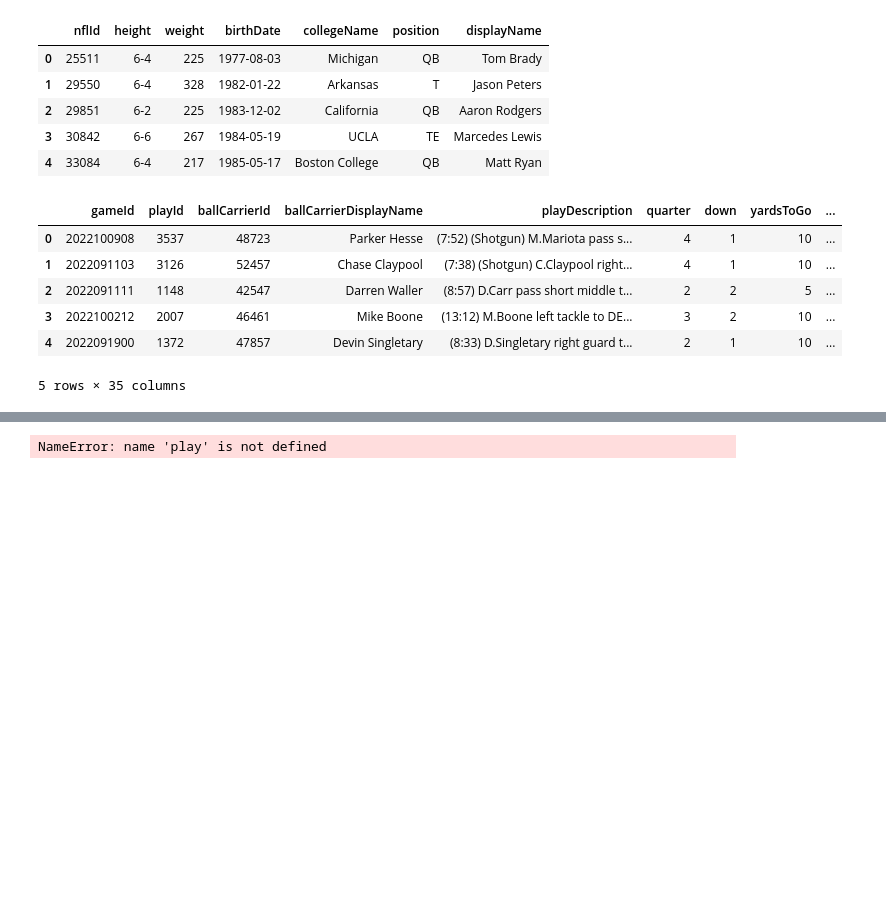
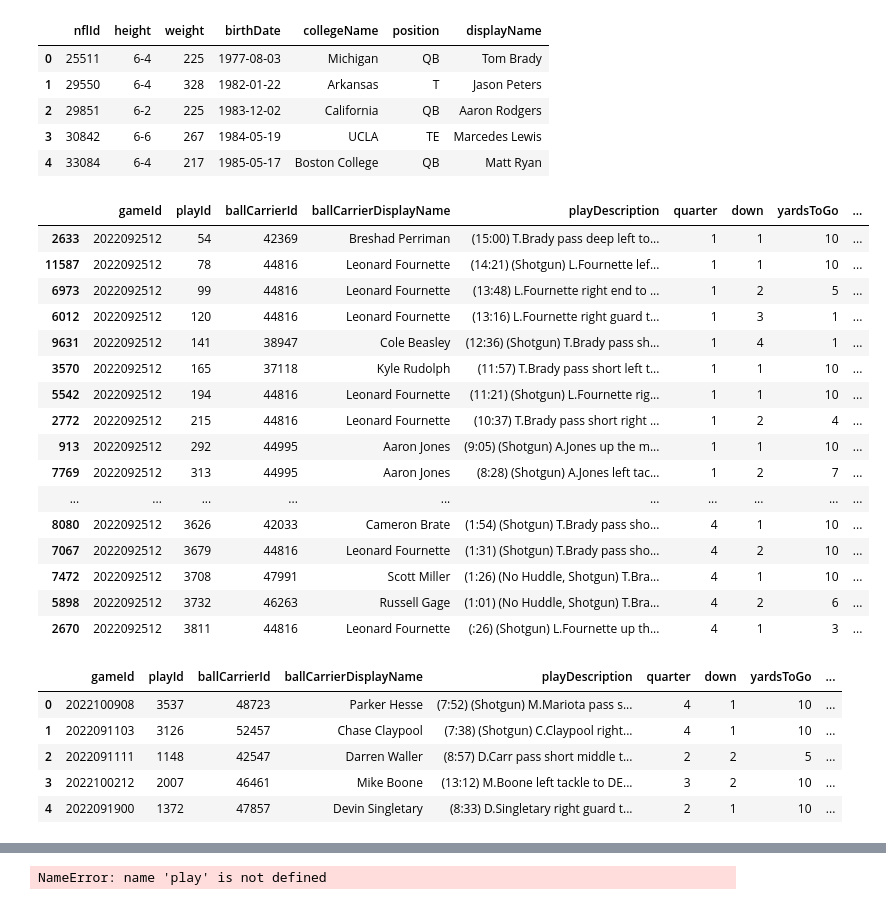
Before and after one commit to BenjaminZeisberg/Cs171-final-project, a Jupyter notebook: data/main.ipynb, the cells around one changed output, grey strips where cells are left out. Drawn from its saved outputs; the diff is of its cells as text; code cells hidden in the pictures; blank space fills up the shorter version.

```diff
--- a/data/main.ipynb
+++ b/data/main.ipynb
@@ -1,6 +1,9 @@
 # %%
 import pandas as pd
 import numpy as np
+pd.set_option('display.max_rows', 500)
+pd.set_option('display.max_columns', 500)
+pd.set_option('display.width', 1000)
 # %%
 games = pd.read_csv('games.csv')
 players = pd.read_csv('players.csv')
@@ -50,6 +69,28 @@ players.head()
 | 2 | 29851 | 6-2 | 225 | 1983-12-02 | California | QB | Aaron Rodgers |
 | 3 | 30842 | 6-6 | 267 | 1984-05-19 | UCLA | TE | Marcedes Lewis |
 | 4 | 33084 | 6-4 | 217 | 1985-05-17 | Boston College | QB | Matt Ryan |
+# %%
+# plays.loc[(plays['playId'] > 3537) & (plays['gameId'] == 2022092505	)]
+plays.loc[plays['gameId'] == 2022092512].sort_values(by=['playId'])
+# plays.loc[plays['gameId'] == 2022092512]
+# %% [output]
+|  | gameId | playId | ballCarrierId | ballCarrierDisplayName | playDescription | quarter | down | yardsToGo | ... |
+| 2633 | 2022092512 | 54 | 42369 | Breshad Perriman | (15:00) T.Brady pass deep left to... | 1 | 1 | 10 | ... |
+| 11587 | 2022092512 | 78 | 44816 | Leonard Fournette | (14:21) (Shotgun) L.Fournette lef... | 1 | 1 | 10 | ... |
+| 6973 | 2022092512 | 99 | 44816 | Leonard Fournette | (13:48) L.Fournette right end to ... | 1 | 2 | 5 | ... |
+| 6012 | 2022092512 | 120 | 44816 | Leonard Fournette | (13:16) L.Fournette right guard t... | 1 | 3 | 1 | ... |
+| 9631 | 2022092512 | 141 | 38947 | Cole Beasley | (12:36) (Shotgun) T.Brady pass sh... | 1 | 4 | 1 | ... |
+| 3570 | 2022092512 | 165 | 37118 | Kyle Rudolph | (11:57) T.Brady pass short left t... | 1 | 1 | 10 | ... |
+| 5542 | 2022092512 | 194 | 44816 | Leonard Fournette | (11:21) (Shotgun) L.Fournette rig... | 1 | 1 | 10 | ... |
+| 2772 | 2022092512 | 215 | 44816 | Leonard Fournette | (10:37) T.Brady pass short right ... | 1 | 2 | 4 | ... |
+| 913 | 2022092512 | 292 | 44995 | Aaron Jones | (9:05) (Shotgun) A.Jones up the m... | 1 | 1 | 10 | ... |
+| 7769 | 2022092512 | 313 | 44995 | Aaron Jones | (8:28) (Shotgun) A.Jones left tac... | 1 | 2 | 7 | ... |
+| ... | ... | ... | ... | ... | ... | ... | ... | ... | ... |
+| 8080 | 2022092512 | 3626 | 42033 | Cameron Brate | (1:54) (Shotgun) T.Brady pass sho... | 4 | 1 | 10 | ... |
+| 7067 | 2022092512 | 3679 | 44816 | Leonard Fournette | (1:31) (Shotgun) T.Brady pass sho... | 4 | 2 | 10 | ... |
+| 7472 | 2022092512 | 3708 | 47991 | Scott Miller | (1:26) (No Huddle, Shotgun) T.Bra... | 4 | 1 | 10 | ... |
+| 5898 | 2022092512 | 3732 | 46263 | Russell Gage | (1:01) (No Huddle, Shotgun) T.Bra... | 4 | 2 | 6 | ... |
+| 2670 | 2022092512 | 3811 | 44816 | Leonard Fournette | (:26) (Shotgun) L.Fournette up th... | 4 | 1 | 3 | ... |
 # %%
 plays.head()
 # %% [output]
@@ -59,4 +100,3 @@ plays.head()
 | 2 | 2022091111 | 1148 | 42547 | Darren Waller | (8:57) D.Carr pass short middle t... | 2 | 2 | 5 | ... |
 | 3 | 2022100212 | 2007 | 46461 | Mike Boone | (13:12) M.Boone left tackle to DE... | 3 | 2 | 10 | ... |
 | 4 | 2022091900 | 1372 | 47857 | Devin Singletary | (8:33) D.Singletary right guard t... | 2 | 1 | 10 | ... |
-5 rows × 35 columns
```
Also changed, not shown: parts of 8 cells of this notebook, 5 other files.
